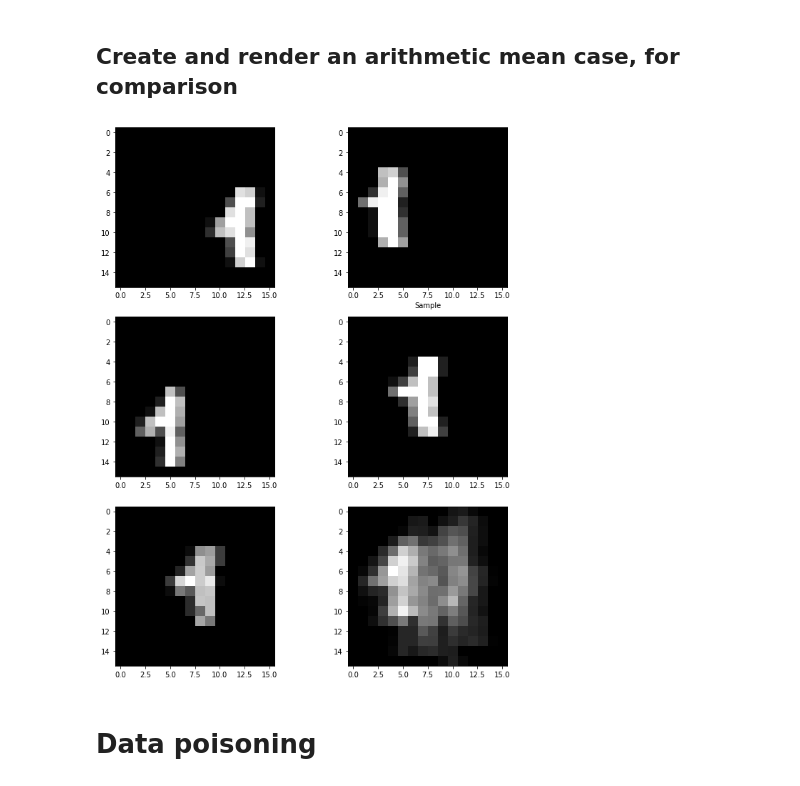
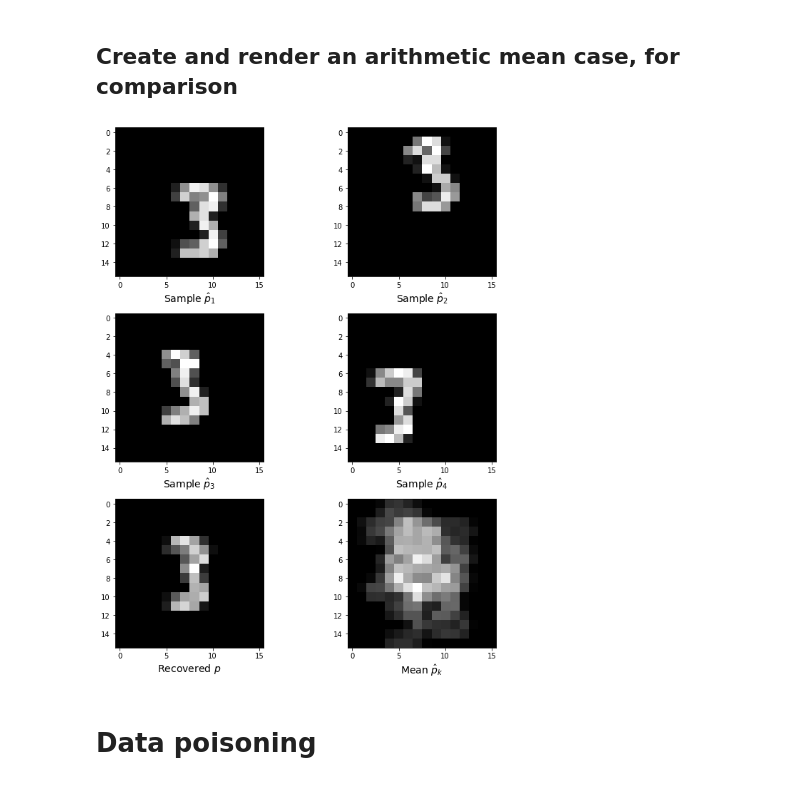
Before and after one commit to dgn96/minimum_covering_wasserstein_ball, a Jupyter notebook: Fixed-support_experiment/fixed_support_prototype.ipynb, the cells around one changed output. Cells and saved outputs as stored; diff of their text form; code cells hidden in the pictures.

```diff
--- a/Fixed-support_experiment/fixed_support_prototype.ipynb
+++ b/Fixed-support_experiment/fixed_support_prototype.ipynb
@@ -75,5 +75,22 @@ problem.solve(solver = cp.SCIPY, scipy_options={"method": "highs"})
 p_opt = [p.value[i*N_euc:N_euc*(i + 1)] for i in range(N_euc)]
 # %%
 plt.gray()
-plt.imshow(p_opt)
+fig, ax = plt.subplots(3, 2, figsize = (10, 11))
+ax[2, 0].imshow(p_opt)
+digit_mean = np.mean(p_k, axis = 0).reshape(N_euc, N_euc)
+ax[2, 1].imshow(digit_mean)
+ax[2, 0].set_xlabel('Recovered $p$', fontsize=14)
+ax[2, 1].set_xlabel('Mean $\hat{p}_k$', fontsize=14)
+
+for i in range(2):
+    ax[i, 0].imshow(p_k[2*i+1].reshape((N_euc, N_euc)))
+    ax[i, 1].imshow(p_k[2*i].reshape((N_euc, N_euc)))
+
+ax[0, 0].set_xlabel('Sample $\hat{p}_1$', fontsize=14)
+ax[0, 1].set_xlabel('Sample $\hat{p}_2$', fontsize=14)
+ax[1, 0].set_xlabel('Sample $\hat{p}_3$', fontsize=14)
+ax[1, 1].set_xlabel('Sample $\hat{p}_4$', fontsize=14)
+plt.tight_layout()
+
+plt.savefig('non-shifted.pdf')
 # %% [output]
@@ -84,6 +98,0 @@ plt.imshow(p_opt)
-# %%
-digit_mean = p_k[0].reshape((N_euc, N_euc)).copy()
-for i in range(1,k):
-    digit_mean +=p_k[i].reshape((N_euc, N_euc))
-
-plt.matshow(digit_mean)
@@ -96,10 +102,10 @@ plt.matshow(digit_mean)
 ## Select number of samples k, create a random shift for each sample
 # %%
 # select k
-K = 20
+K = 15
 
 # select cifre to analyze
-digit = 1
+digit = 3
 
 # Save p_k
 p_k = []
@@ -167,25 +173,28 @@ plt.imshow(p_opt)
 # %% [markdown]
 ## Create and render an arithmetic mean case, for comparison
 # %%
-digit_mean = p_k[0].reshape((N_euc, N_euc)).copy()
-for i in range(1,K):
-    digit_mean += p_k[i].reshape((N_euc, N_euc))
+digit_mean = sum(p_k).reshape((N_euc, N_euc))
 # %%
 fig, ax = plt.subplots(3, 2, figsize = (10, 11))
 
 for i in range(2):
     ax[i, 0].imshow(p_k[2*i+1].reshape((N_euc, N_euc)))
     ax[i, 1].imshow(p_k[2*i].reshape((N_euc, N_euc)))
 
 
 ax[2, 0].imshow(p_opt)
 ax[2, 1].imshow(digit_mean)
 
-ax[0, 1].set_xlabel('Sample')
+ax[0, 0].set_xlabel('Sample $\hat{p}_1$', fontsize=14)
+ax[0, 1].set_xlabel('Sample $\hat{p}_2$', fontsize=14)
+ax[1, 0].set_xlabel('Sample $\hat{p}_3$', fontsize=14)
+ax[1, 1].set_xlabel('Sample $\hat{p}_4$', fontsize=14)
+ax[2, 0].set_xlabel('Recovered $p$', fontsize=14)
+ax[2, 1].set_xlabel('Mean $\hat{p}_k$', fontsize=14)
 plt.tight_layout()
-#plt.savefig('lol.pdf')
+plt.savefig('dist_shift.pdf')
 # %% [output]
-[figure, old version]
+[figure, new version]
 # %% [markdown]
 # Data poisoning
 # %%
```
Also changed, not shown: parts of 7 cells of this notebook, 7 other files.
